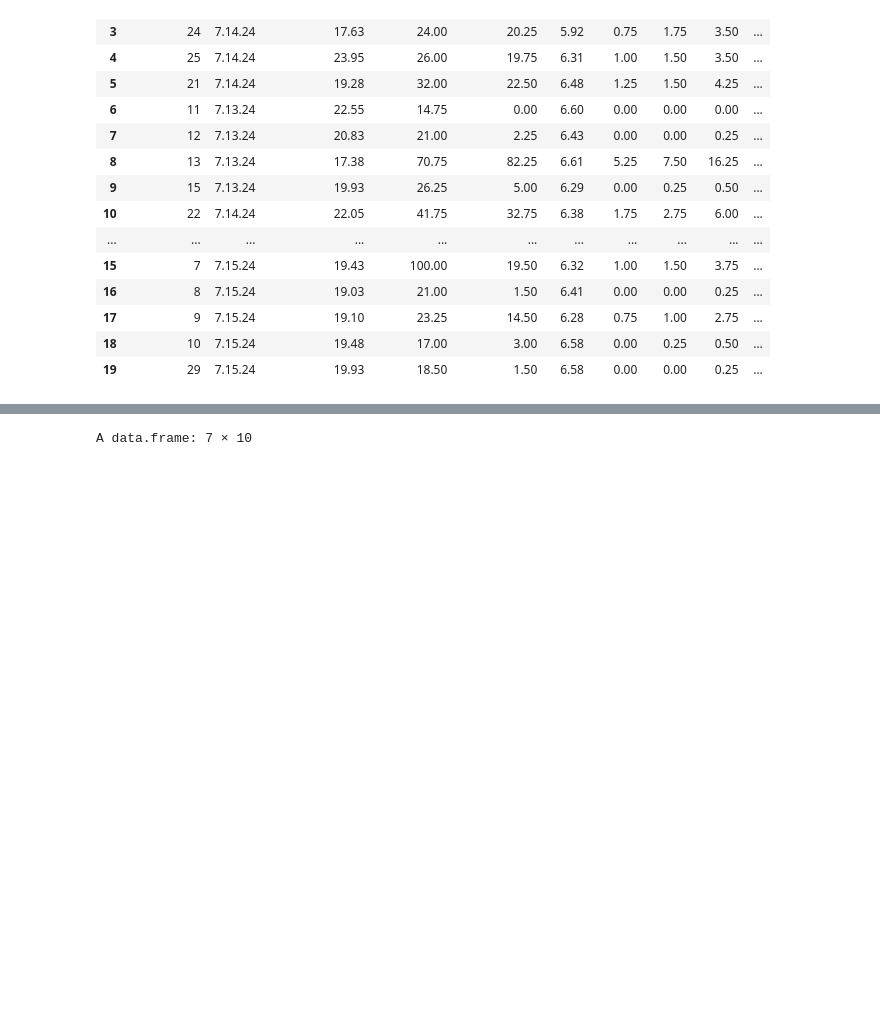
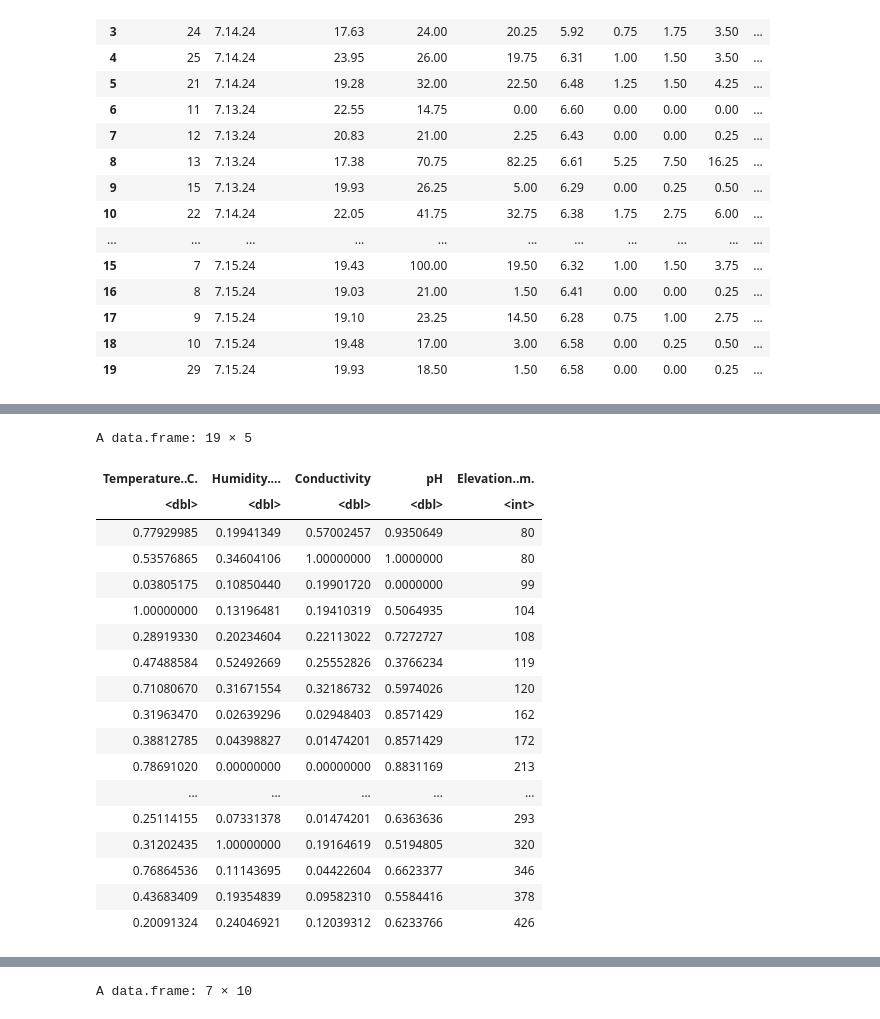
Before and after one commit to vassily60/IFS-soil-sampling, a Jupyter notebook: Untitled1.ipynb, the cells around one changed output, grey strips where cells are left out. Cells and saved outputs as stored; diff of their text form; code cells hidden in the pictures; blank space fills up the shorter version.

```diff
--- a/Untitled1.ipynb
+++ b/Untitled1.ipynb
@@ -51,0 +54,32 @@ A data.frame: 19 × 10
+# %%
+#Normalize / scale
+
+pre_process <- df_arranged %>% select(3:6)
+
+normalize <- function(x) {
+  return((x - min(x)) / (max(x) - min(x)))
+}
+
+df_normalized <- as.data.frame(lapply(pre_process, normalize))
+df_normalized <- cbind(df_normalized, C = df_arranged[10])
+df_normalized
+# %% [output]
+A data.frame: 19 × 5
+| Temperature..C. | Humidity.... | Conductivity | pH | Elevation..m. |
+| <dbl> | <dbl> | <dbl> | <dbl> | <int> |
+| 0.77929985 | 0.19941349 | 0.57002457 | 0.9350649 | 80 |
+| 0.53576865 | 0.34604106 | 1.00000000 | 1.0000000 | 80 |
+| 0.03805175 | 0.10850440 | 0.19901720 | 0.0000000 | 99 |
+| 1.00000000 | 0.13196481 | 0.19410319 | 0.5064935 | 104 |
+| 0.28919330 | 0.20234604 | 0.22113022 | 0.7272727 | 108 |
+| 0.47488584 | 0.52492669 | 0.25552826 | 0.3766234 | 119 |
+| 0.71080670 | 0.31671554 | 0.32186732 | 0.5974026 | 120 |
+| 0.31963470 | 0.02639296 | 0.02948403 | 0.8571429 | 162 |
+| 0.38812785 | 0.04398827 | 0.01474201 | 0.8571429 | 172 |
+| 0.78691020 | 0.00000000 | 0.00000000 | 0.8831169 | 213 |
+| ... | ... | ... | ... | ... |
+| 0.25114155 | 0.07331378 | 0.01474201 | 0.6363636 | 293 |
+| 0.31202435 | 1.00000000 | 0.19164619 | 0.5194805 | 320 |
+| 0.76864536 | 0.11143695 | 0.04422604 | 0.6623377 | 346 |
+| 0.43683409 | 0.19354839 | 0.09582310 | 0.5584416 | 378 |
+| 0.20091324 | 0.24046921 | 0.12039312 | 0.6233766 | 426 |
```
Also changed, not shown: parts of 4 cells of this notebook.
